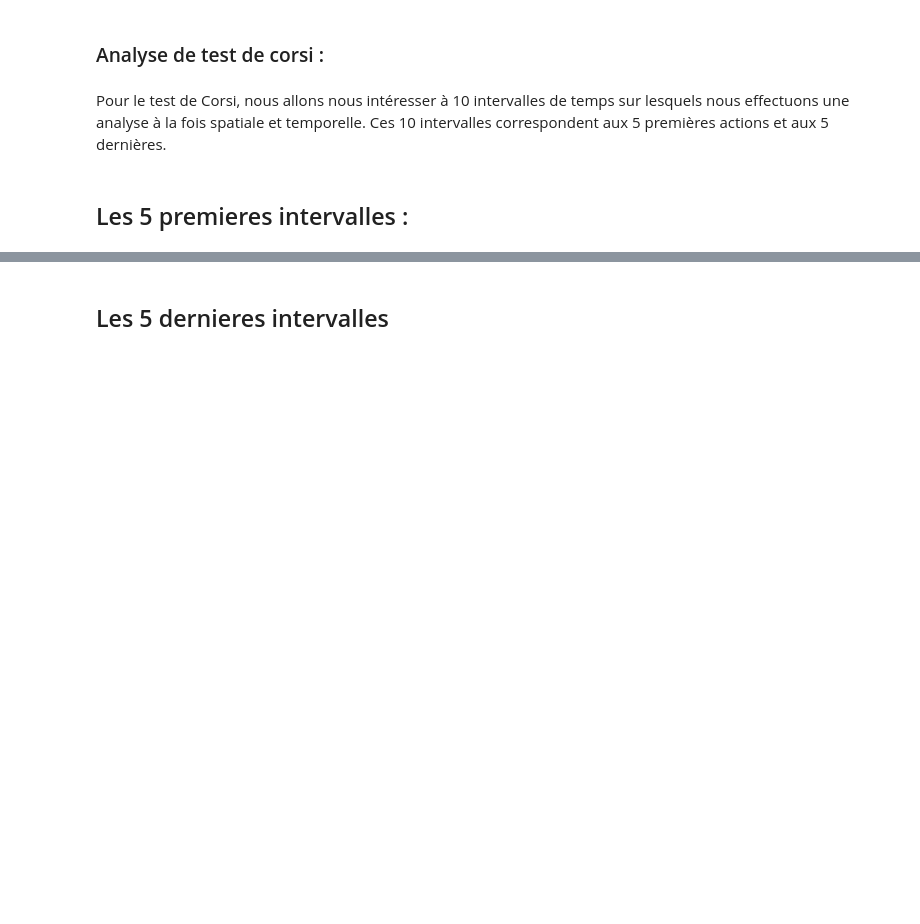
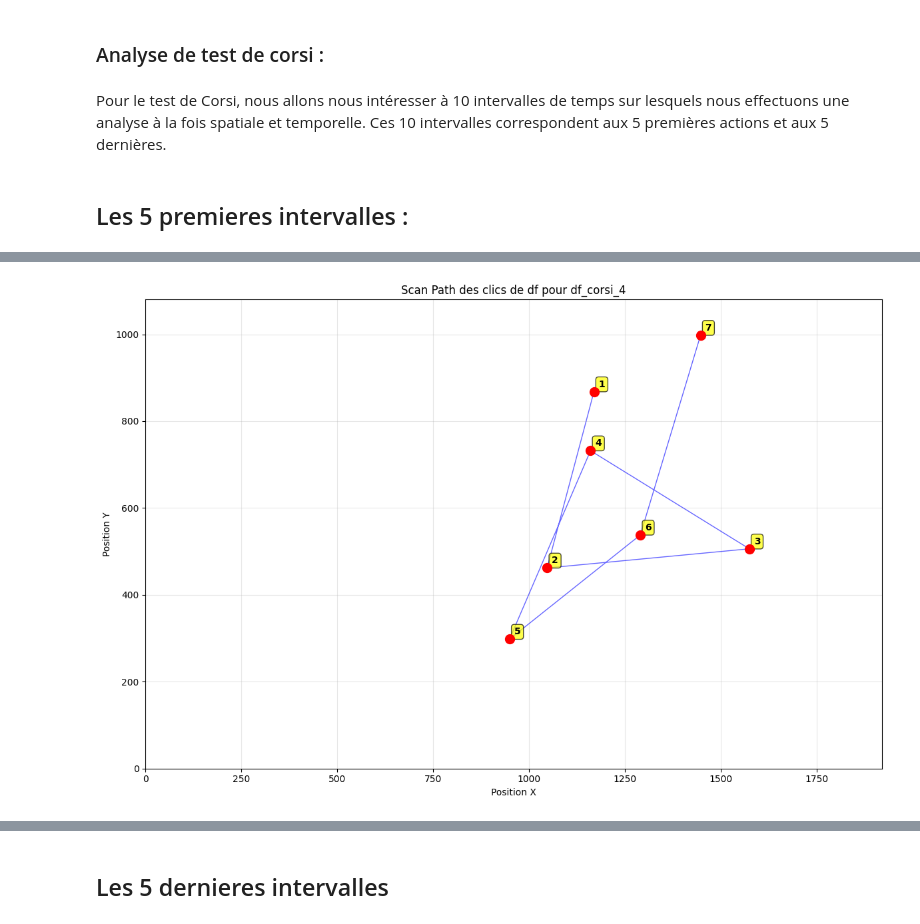
Before and after one commit to riada-zotiny/analyze_esport, a Jupyter notebook: analyzeDataCursorKey.ipynb, the cells around one changed output, grey strips where cells are left out. Drawn from its saved outputs; the diff is of its cells as text; code cells hidden in the pictures; blank space fills up the shorter version.

```diff
--- a/analyzeDataCursorKey.ipynb
+++ b/analyzeDataCursorKey.ipynb
@@ -642,4 +700,7 @@ df_corsi_3 = pd.concat([df_corsi_debut, df_corsi_fin]).drop_duplicates(subset=['
 # %%
 df_corsi_debut = couper_df_par_duree(df_corsi, minutes=2, secondes=2.718, couper_debut=True)
 df_corsi_fin = couper_df_par_duree(df_corsi, minutes=2, secondes=13.541, couper_debut=True)
 df_corsi_4 = pd.concat([df_corsi_debut, df_corsi_fin]).drop_duplicates(subset=['timestamp', 'key', 'event_type'], keep=False)
+scanpath(df_corsi_4, "df_corsi_4")
+# %% [output]
+[figure, added]
```
Also changed, not shown: parts of 11 cells of this notebook, 12 other files.
